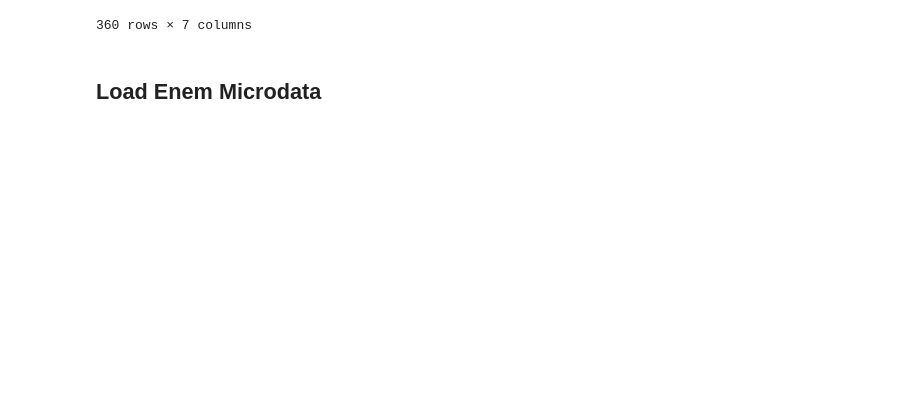
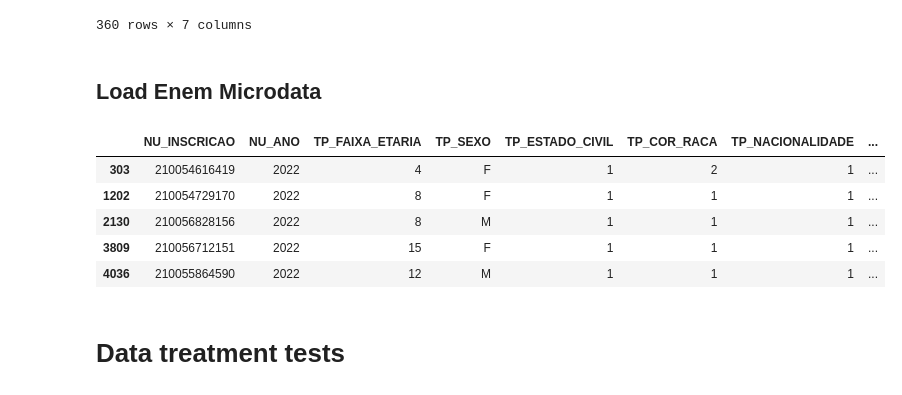
Before and after one commit to PoliteApps/NetworkScience, a Jupyter notebook: dataloader.ipynb, the cells around one changed output. Cells and saved outputs as stored; diff of their text form; code cells hidden in the pictures; blank space fills up the shorter version.

Commit message:
Modified files to process Enem data following Maritaca dataset.

```diff
--- a/dataloader.ipynb
+++ b/dataloader.ipynb
@@ -3,6 +3,9 @@
 # %%
 import numpy as np
 import pandas as pd
+# %%
+# Set limite of visible columns to None
+pd.set_option('display.max_columns', None)
 # %% [markdown]
 # Get datasets
 # %%
@@ -104,7 +107,21 @@ def load_huge_csv(filename):
     # if you want all the dataframes together, here it is
     return pd.concat(list_of_dataframes)
 # %%
-df_micro_2022 = load_huge_csv("./datasets/2023/DADOS/MICRODADOS_ENEM_2023.csv")
-df_micro_2023 = load_huge_csv("./datasets/2022/DADOS/MICRODADOS_ENEM_2022.csv")
-df_micro = pd.concat([df_micro_2022, df_micro_2023], axis=0)
-df_micro.head()
+df_micro_2022 = load_huge_csv("./datasets/2022/DADOS/MICRODADOS_ENEM_2022.csv")
+# df_micro_2023 = load_huge_csv("./datasets/2023/DADOS/MICRODADOS_ENEM_2023.csv")
+# df_micro = pd.concat([df_micro_2022, df_micro_2023], axis=0)
+# df_micro.head()
+# %%
+df_micro_2022[(df_micro_2022['CO_PROVA_CN'] == 1087) &
+              (df_micro_2022['CO_PROVA_CH'] == 1057) &
+              (df_micro_2022['CO_PROVA_LC'] == 1068) &
+              (df_micro_2022['CO_PROVA_MT'] == 1078)].head()
+# %% [output]
+|  | NU_INSCRICAO | NU_ANO | TP_FAIXA_ETARIA | TP_SEXO | TP_ESTADO_CIVIL | TP_COR_RACA | TP_NACIONALIDADE | ... |
+| 303 | 210054616419 | 2022 | 4 | F | 1 | 2 | 1 | ... |
+| 1202 | 210054729170 | 2022 | 8 | F | 1 | 1 | 1 | ... |
+| 2130 | 210056828156 | 2022 | 8 | M | 1 | 1 | 1 | ... |
+| 3809 | 210056712151 | 2022 | 15 | F | 1 | 1 | 1 | ... |
+| 4036 | 210055864590 | 2022 | 12 | M | 1 | 1 | 1 | ... |
+# %% [markdown]
+# Data treatment tests
```
Also changed, not shown: parts of 5 cells of this notebook, 10 other files.
